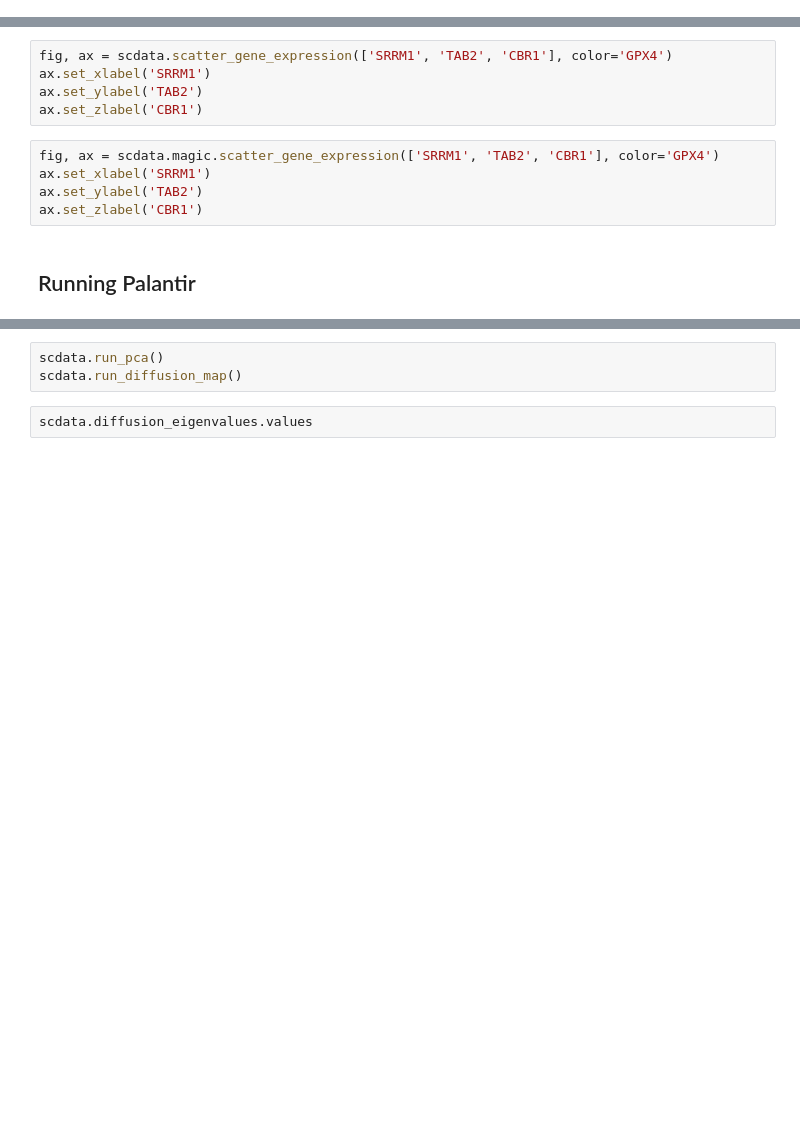
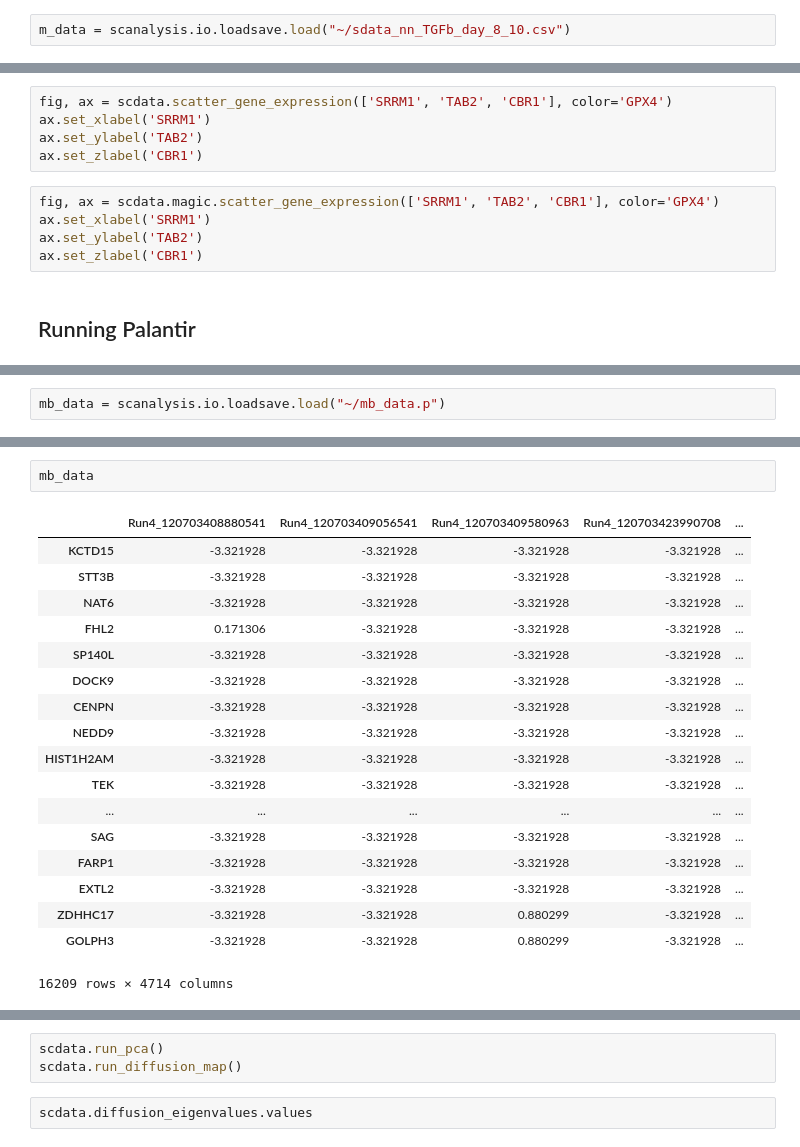
Before and after one commit to helenjin/scanalysis, a Jupyter notebook: notebooks/SCAnalysis.ipynb, the cells around one changed output, grey strips where cells are left out. Drawn from its saved outputs; the diff is of its cells as text; blank space fills up the shorter version.

```diff
--- a/notebooks/SCAnalysis.ipynb
+++ b/notebooks/SCAnalysis.ipynb
@@ -406,0 +409,2 @@ MAGIC: data_new = L_t * data
+# %%
+m_data = scanalysis.io.loadsave.load("~/sdata_nn_TGFb_day_8_10.csv")
@@ -539,0 +555,2 @@ ax.set_zlabel('CBR1')
+# %%
+mb_data = scanalysis.io.loadsave.load("~/mb_data.p")
@@ -539,0 +559,21 @@ ax.set_zlabel('CBR1')
+# %%
+mb_data
+# %% [output]
+|  | Run4_120703408880541 | Run4_120703409056541 | Run4_120703409580963 | Run4_120703423990708 | ... |
+| KCTD15 | -3.321928 | -3.321928 | -3.321928 | -3.321928 | ... |
+| STT3B | -3.321928 | -3.321928 | -3.321928 | -3.321928 | ... |
+| NAT6 | -3.321928 | -3.321928 | -3.321928 | -3.321928 | ... |
+| FHL2 | 0.171306 | -3.321928 | -3.321928 | -3.321928 | ... |
+| SP140L | -3.321928 | -3.321928 | -3.321928 | -3.321928 | ... |
+| DOCK9 | -3.321928 | -3.321928 | -3.321928 | -3.321928 | ... |
+| CENPN | -3.321928 | -3.321928 | -3.321928 | -3.321928 | ... |
+| NEDD9 | -3.321928 | -3.321928 | -3.321928 | -3.321928 | ... |
+| HIST1H2AM | -3.321928 | -3.321928 | -3.321928 | -3.321928 | ... |
+| TEK | -3.321928 | -3.321928 | -3.321928 | -3.321928 | ... |
+| ... | ... | ... | ... | ... | ... |
+| SAG | -3.321928 | -3.321928 | -3.321928 | -3.321928 | ... |
+| FARP1 | -3.321928 | -3.321928 | -3.321928 | -3.321928 | ... |
+| EXTL2 | -3.321928 | -3.321928 | -3.321928 | -3.321928 | ... |
+| ZDHHC17 | -3.321928 | -3.321928 | 0.880299 | -3.321928 | ... |
+| GOLPH3 | -3.321928 | -3.321928 | 0.880299 | -3.321928 | ... |
+16209 rows × 4714 columns
```
Also changed, not shown: parts of 19 cells of this notebook.
